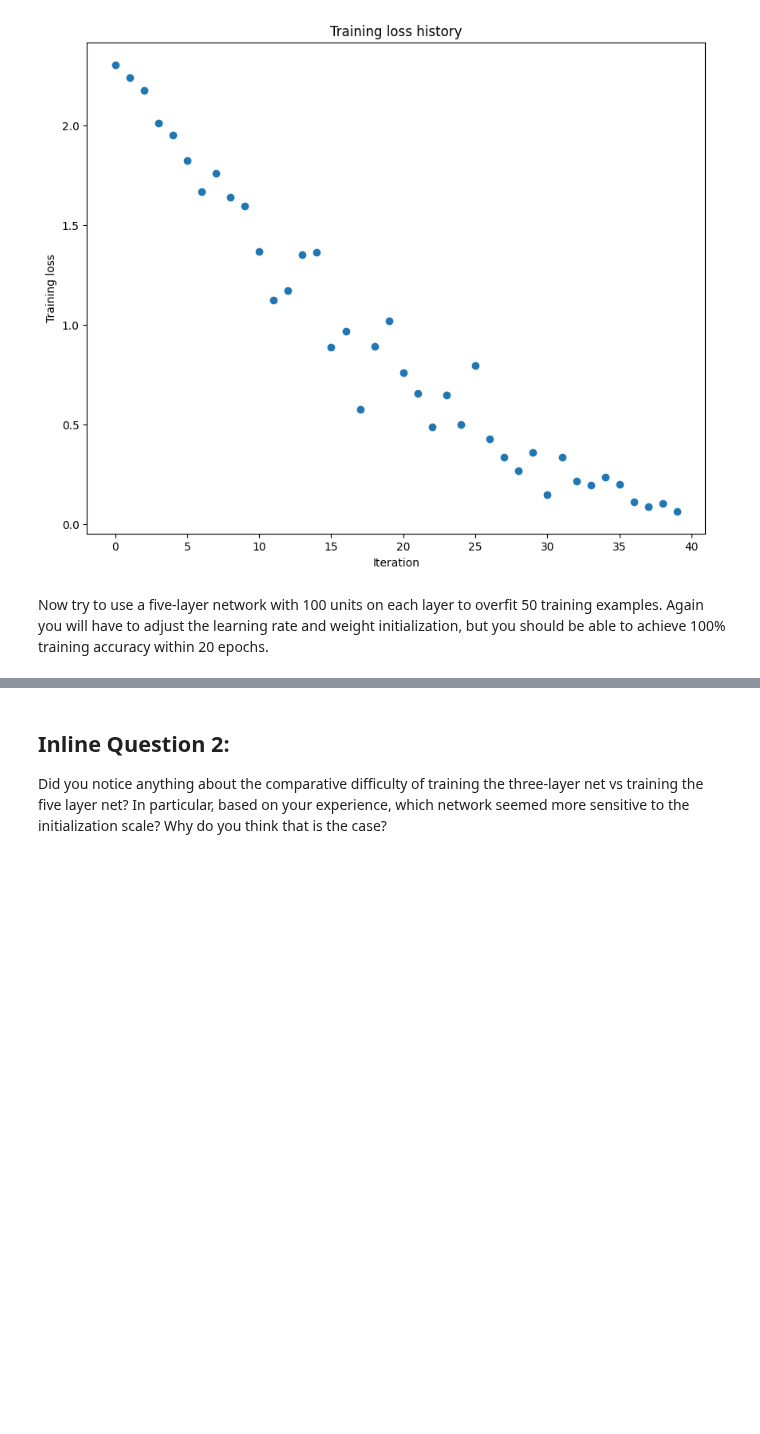
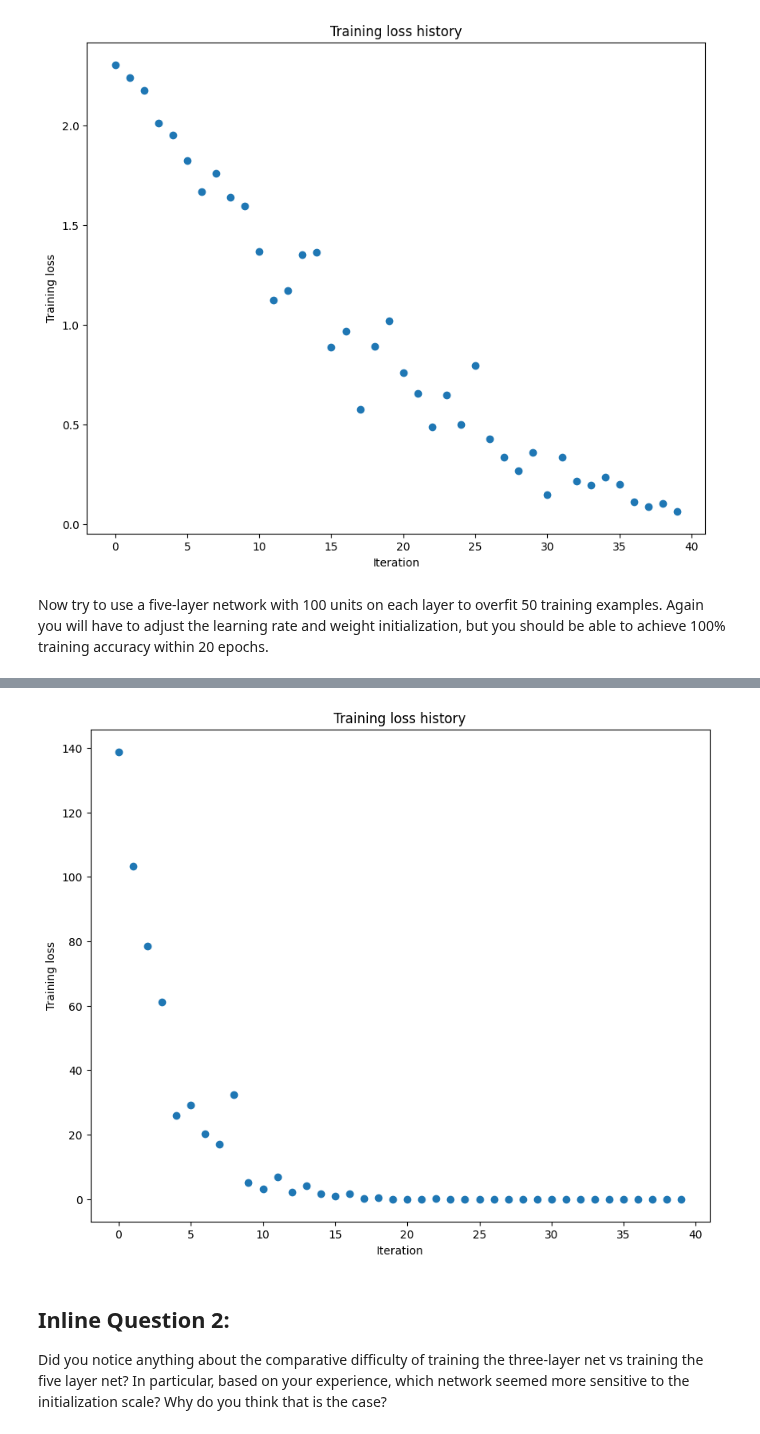
Before and after one commit to williamcwi/cs231n-assignments, a Jupyter notebook: assignment2/FullyConnectedNets.ipynb, the cells around one changed output, grey strips where cells are left out. Cells and saved outputs as stored; diff of their text form; code cells hidden in the pictures; blank space fills up the shorter version.

```diff
--- a/assignment2/FullyConnectedNets.ipynb
+++ b/assignment2/FullyConnectedNets.ipynb
@@ -529,8 +529,8 @@ small_data = {
   'y_val': data['y_val'],
 }
 
-learning_rate = 2e-3
-weight_scale = 1e-5
+weight_scale = 1e-1
+learning_rate = 5e-4
 model = FullyConnectedNet([100, 100, 100, 100],
                 weight_scale=weight_scale, dtype=np.float64)
 solver = Solver(model, small_data,
@@ -547,3 +547,4 @@ plt.title('Training loss history')
 plt.xlabel('Iteration')
 plt.ylabel('Training loss')
 plt.show()
+# %% [output]
@@ -550,3 +568,4 @@ plt.show()
+[figure, added]
 # %% [markdown]
 ## Inline Question 2:
 Did you notice anything about the comparative difficulty of training the three-layer net vs training the five layer net? In particular, based on your experience, which network seemed more sensitive to the initialization scale? Why do you think that is the case?
```
Also changed, not shown: parts of 1 cell of this notebook.
